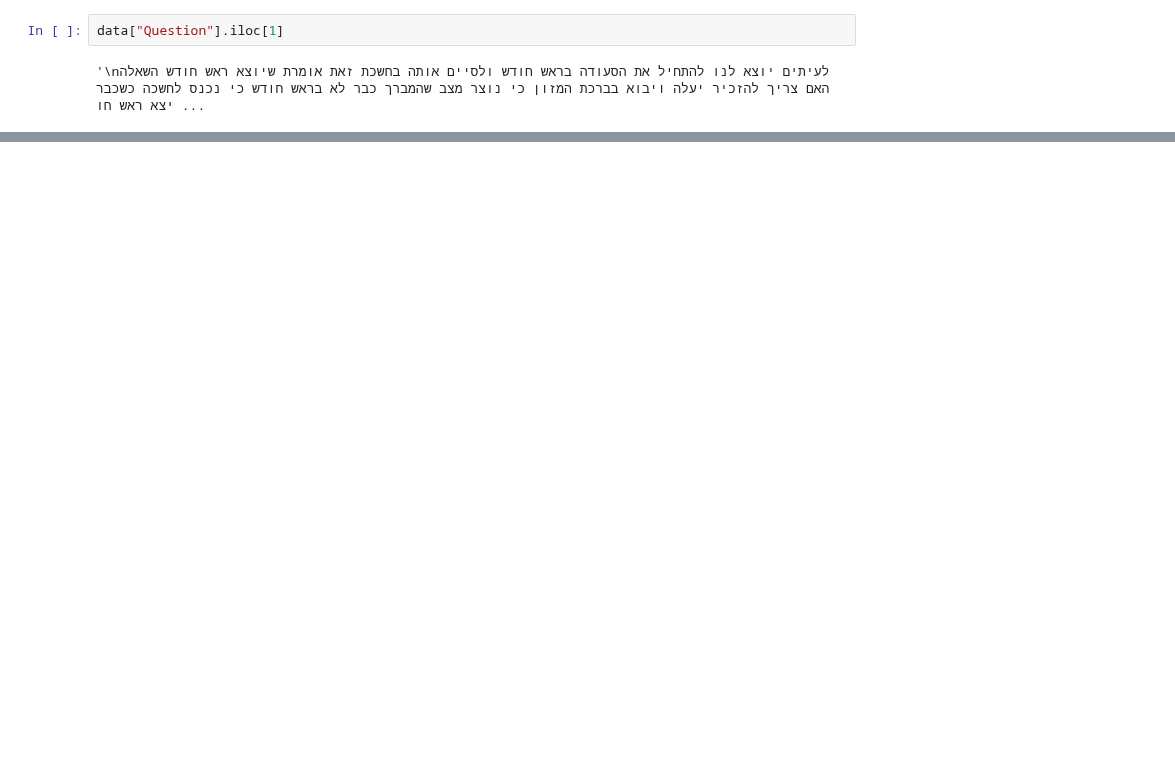
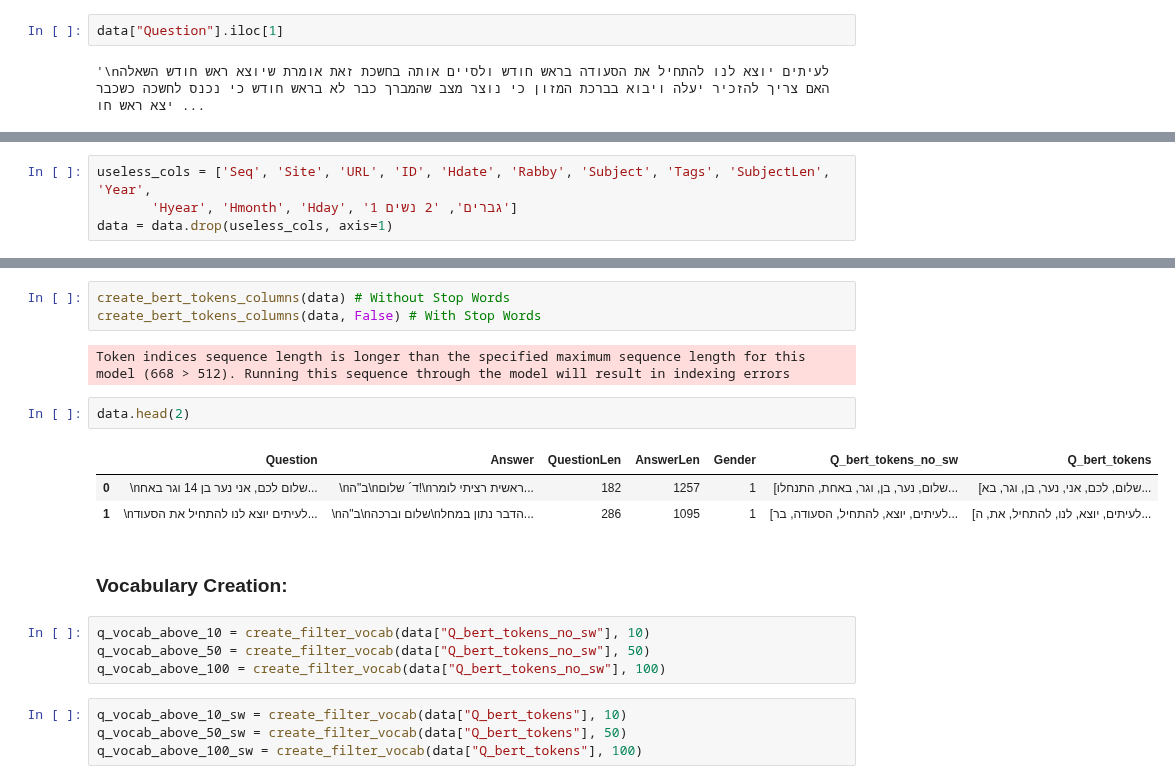
Before and after one commit to elroi19977/Heberw_Text_Gender_Classification, a Jupyter notebook: project.ipynb, the cells around one changed output, grey strips where cells are left out. Saved outputs shown, nothing was run; the diff lists cells and outputs as text; blank space fills up the shorter version.

Commit message:
added function from notebook to libraries, and some models

```diff
--- a/project.ipynb
+++ b/project.ipynb
@@ -152,0 +43,4 @@ vector
+# %%
+useless_cols = ['Seq', 'Site', 'URL', 'ID', 'Hdate', 'Rabby', 'Subject', 'Tags', 'SubjectLen', 'Year',
+       'Hyear', 'Hmonth', 'Hday', '1 גברים', '2 נשים']
+data = data.drop(useless_cols, axis=1)
@@ -152,0 +53,21 @@ vector
+# %%
+create_bert_tokens_columns(data) # Without Stop Words
+create_bert_tokens_columns(data, False) # With Stop Words
+# %% [output]
+Token indices sequence length is longer than the specified maximum sequence length for this model (668 > 512). Running this sequence through the model will result in indexing errors
+# %%
+data.head(2)
+# %% [output]
+|  | Question | Answer | QuestionLen | AnswerLen | Gender | Q_bert_tokens_no_sw | Q_bert_tokens |
+| 0 | \nשלום לכם, אני נער בן 14 וגר באח... | \nב"ה\nד´ שלום!\nראשית רציתי לומר... | 182 | 1257 | 1 | [שלום, נער, בן, וגר, באחת, התנחלו... | [שלום, לכם, אני, נער, בן, וגר, בא... |
+| 1 | \nלעיתים יוצא לנו להתחיל את הסעוד... | \nב"ה\nשלום וברכה\nהדבר נתון במחל... | 286 | 1095 | 1 | [לעיתים, יוצא, להתחיל, הסעודה, בר... | [לעיתים, יוצא, לנו, להתחיל, את, ה... |
+# %% [markdown]
+### Vocabulary Creation:
+# %%
+q_vocab_above_10 = create_filter_vocab(data["Q_bert_tokens_no_sw"], 10)
+q_vocab_above_50 = create_filter_vocab(data["Q_bert_tokens_no_sw"], 50)
+q_vocab_above_100 = create_filter_vocab(data["Q_bert_tokens_no_sw"], 100)
+# %%
+q_vocab_above_10_sw = create_filter_vocab(data["Q_bert_tokens"], 10)
+q_vocab_above_50_sw = create_filter_vocab(data["Q_bert_tokens"], 50)
+q_vocab_above_100_sw = create_filter_vocab(data["Q_bert_tokens"], 100)
```
Also changed, not shown: parts of 49 cells of this notebook, 2 other files.
